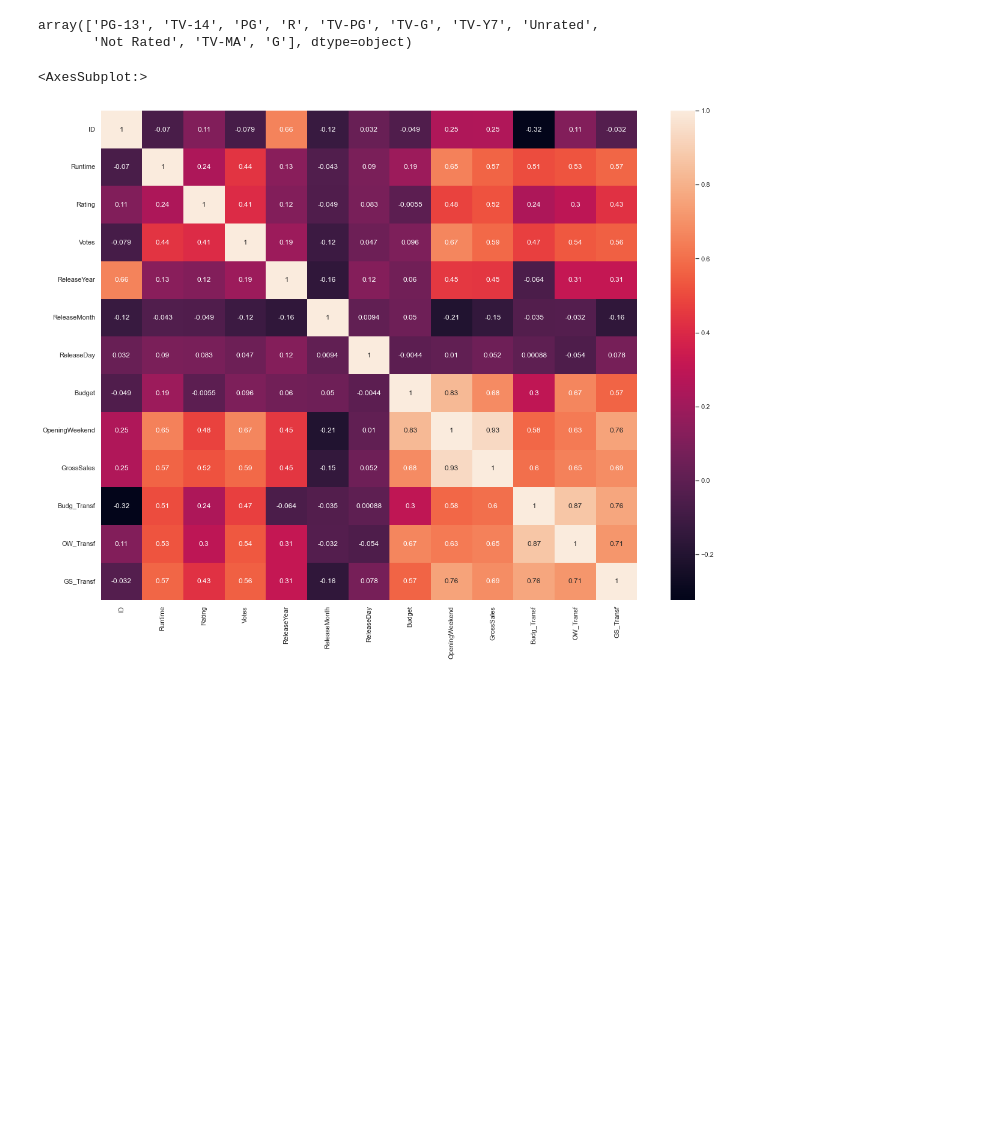
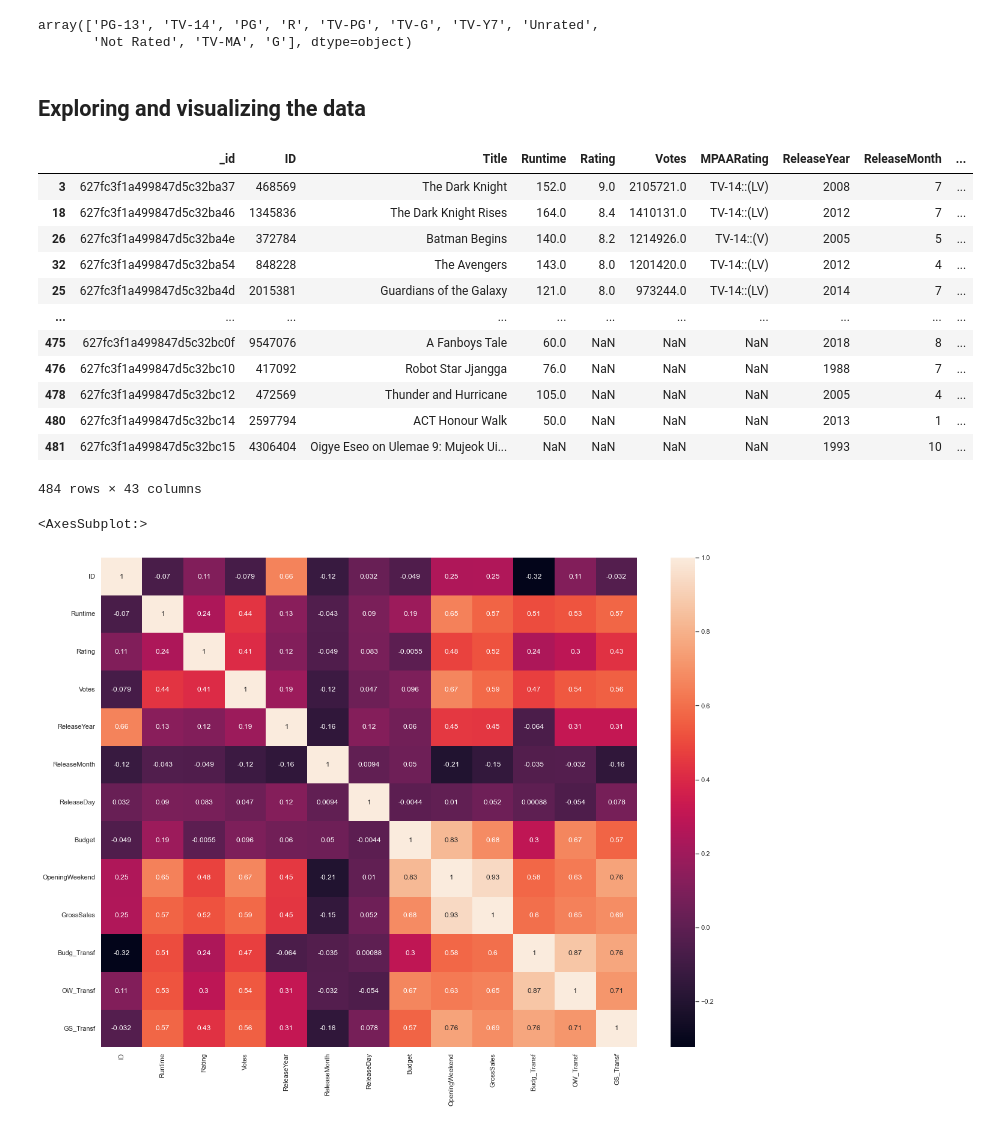
Before and after one commit to mattgraham93/DA320, a Jupyter notebook: assignments/MattGraham_MovieAnalysis.ipynb, the cells around one changed output. Drawn from its saved outputs; the diff is of its cells as text; code cells hidden in the pictures; blank space fills up the shorter version.

```diff
--- a/assignments/MattGraham_MovieAnalysis.ipynb
+++ b/assignments/MattGraham_MovieAnalysis.ipynb
@@ -125,6 +114,23 @@ movie_df.SimpleRating.unique()
 # %% [output]
 array(['PG-13', 'TV-14', 'PG', 'R', 'TV-PG', 'TV-G', 'TV-Y7', 'Unrated',
        'Not Rated', 'TV-MA', 'G'], dtype=object)
+# %% [markdown]
+## Exploring and visualizing the data
 # %%
-# movie_df.sort_values(by='Votes', ascending=False)
+# looking at range of votes, and ultimately unhappy with the results
+movie_df.sort_values(by='Votes', ascending=False)
+# %% [output]
+|  | _id | ID | Title | Runtime | Rating | Votes | MPAARating | ReleaseYear | ReleaseMonth | ... |
+| 3 | 627fc3f1a499847d5c32ba37 | 468569 | The Dark Knight | 152.0 | 9.0 | 2105721.0 | TV-14::(LV) | 2008 | 7 | ... |
+| 18 | 627fc3f1a499847d5c32ba46 | 1345836 | The Dark Knight Rises | 164.0 | 8.4 | 1410131.0 | TV-14::(LV) | 2012 | 7 | ... |
+| 26 | 627fc3f1a499847d5c32ba4e | 372784 | Batman Begins | 140.0 | 8.2 | 1214926.0 | TV-14::(V) | 2005 | 5 | ... |
+| 32 | 627fc3f1a499847d5c32ba54 | 848228 | The Avengers | 143.0 | 8.0 | 1201420.0 | TV-14::(LV) | 2012 | 4 | ... |
+| 25 | 627fc3f1a499847d5c32ba4d | 2015381 | Guardians of the Galaxy | 121.0 | 8.0 | 973244.0 | TV-14::(LV) | 2014 | 7 | ... |
+| ... | ... | ... | ... | ... | ... | ... | ... | ... | ... | ... |
+| 475 | 627fc3f1a499847d5c32bc0f | 9547076 | A Fanboys Tale | 60.0 | NaN | NaN | NaN | 2018 | 8 | ... |
+| 476 | 627fc3f1a499847d5c32bc10 | 417092 | Robot Star Jjangga | 76.0 | NaN | NaN | NaN | 1988 | 7 | ... |
+| 478 | 627fc3f1a499847d5c32bc12 | 472569 | Thunder and Hurricane | 105.0 | NaN | NaN | NaN | 2005 | 4 | ... |
+| 480 | 627fc3f1a499847d5c32bc14 | 2597794 | ACT Honour Walk | 50.0 | NaN | NaN | NaN | 2013 | 1 | ... |
+| 481 | 627fc3f1a499847d5c32bc15 | 4306404 | Oigye Eseo on Ulemae 9: Mujeok Ui... | NaN | NaN | NaN | NaN | 1993 | 10 | ... |
+484 rows × 43 columns
 # %%
```
Also changed, not shown: parts of 27 cells of this notebook.
